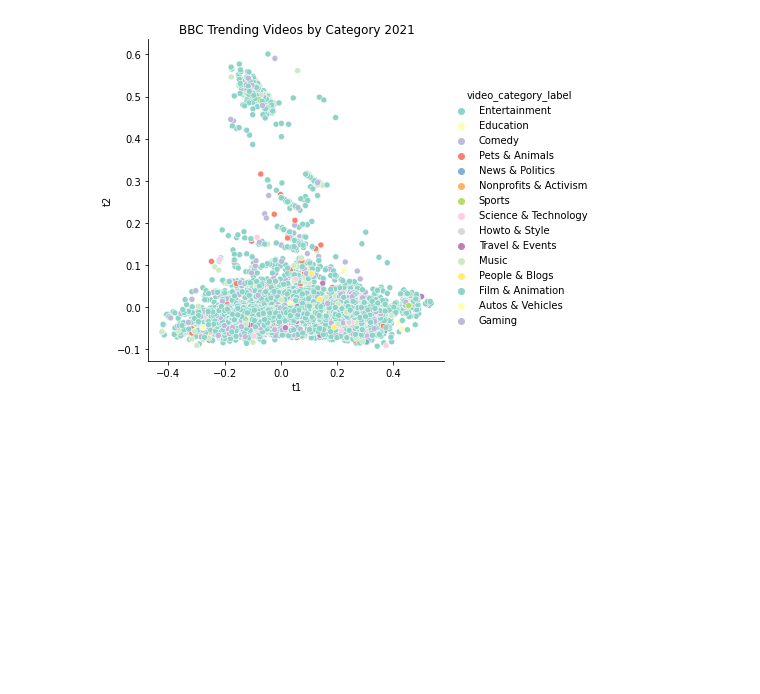
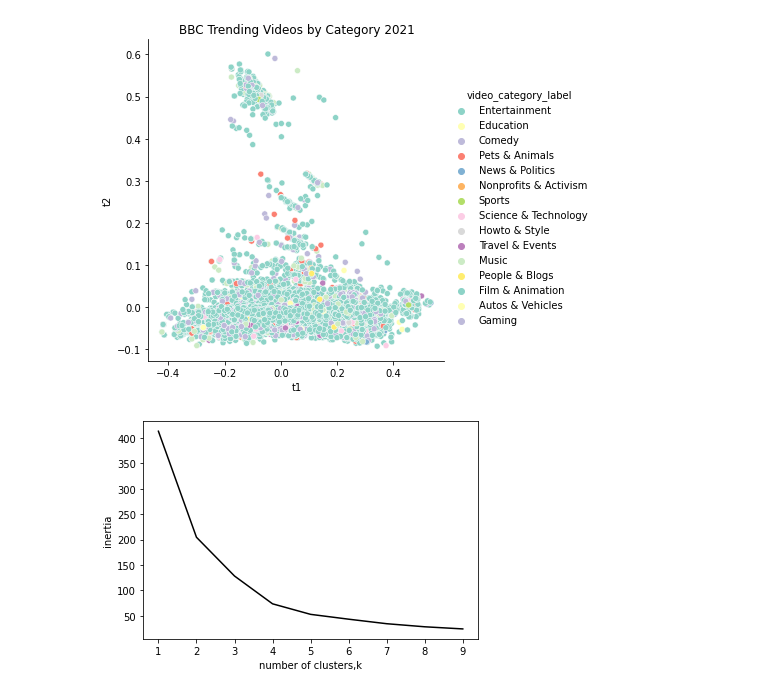
Before and after one commit to annsyj94/YouTube-Trends-2021, a Jupyter notebook: BBC_Trending_Videos_by_Category_.ipynb, the cells around one changed output. Cells and saved outputs as stored; diff of their text form; code cells hidden in the pictures; blank space fills up the shorter version.

```diff
--- a/BBC_Trending_Videos_by_Category_.ipynb
+++ b/BBC_Trending_Videos_by_Category_.ipynb
@@ -94,3 +94,33 @@ plt.show()
 # %% [output]
 <Figure size 1080x1080 with 0 Axes>
 [figure]
+# %%
+from sklearn.cluster import KMeans
+from sklearn.preprocessing import StandardScaler
+from sklearn.pipeline import make_pipeline
+import matplotlib.pyplot as plt
+
+scaler = StandardScaler()
+kmeans = KMeans(n_clusters=3)
+pipeline = make_pipeline(scaler,kmeans)
+
+#Create a dataframe
+pipeline.fit(train_dimension)
+predict = pd.DataFrame(pipeline.predict(train_dimension))
+
+kms = range(1,10)
+inertias = []
+
+# Use "for" and create a graph
+for k in ks:
+  model = KMeans(n_clusters=k)
+  model.fit(train_dimension)
+  inertias.append(model.inertia_)
+
+plt.plot(kms,inertias,'-0')
+plt.xlabel('number of clusters,k')
+plt.ylabel('inertia')
+plt.xticks(kms)
+plt.show()
+# %% [output]
+[figure, added]
```
Also changed, not shown: parts of 1 cell of this notebook.
